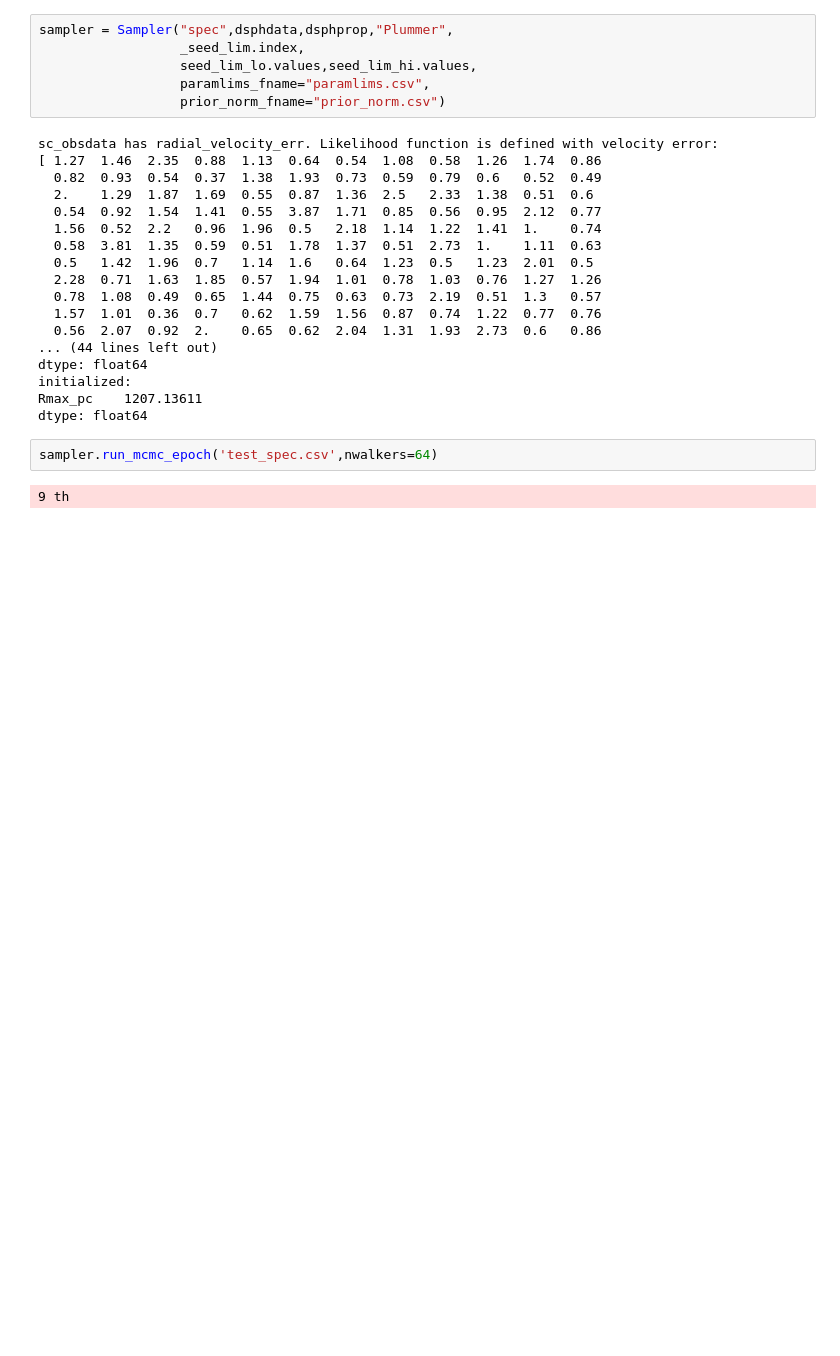
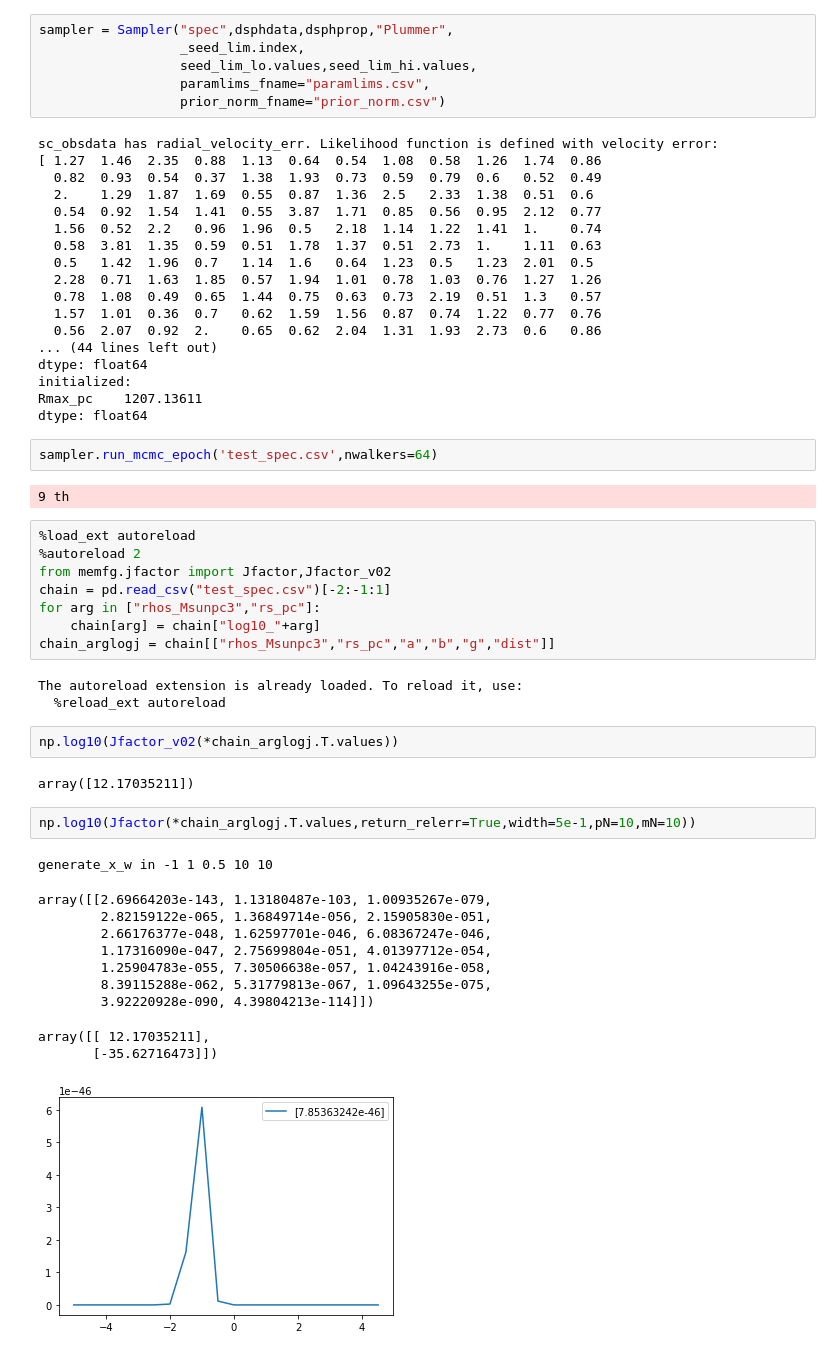
Before and after one commit to gomeshun/pydsph, a Jupyter notebook: sample/test.ipynb, the cells around one changed output. Drawn from its saved outputs; the diff is of its cells as text; blank space fills up the shorter version.

Commit message:
jfactor update

```diff
--- a/sample/test.ipynb
+++ b/sample/test.ipynb
@@ -141,3 +149,32 @@ dtype: float64
 sampler.run_mcmc_epoch('test_spec.csv',nwalkers=64)
 # %% [output]
 9 th
+# %%
+%load_ext autoreload
+%autoreload 2
+from memfg.jfactor import Jfactor,Jfactor_v02
+chain = pd.read_csv("test_spec.csv")[-2:-1:1]
+for arg in ["rhos_Msunpc3","rs_pc"]:
+    chain[arg] = chain["log10_"+arg]
+chain_arglogj = chain[["rhos_Msunpc3","rs_pc","a","b","g","dist"]]
+# %% [output]
+The autoreload extension is already loaded. To reload it, use:
+  %reload_ext autoreload
+# %%
+np.log10(Jfactor_v02(*chain_arglogj.T.values))
+# %% [output]
+array([12.17035211])
+# %%
+np.log10(Jfactor(*chain_arglogj.T.values,return_relerr=True,width=5e-1,pN=10,mN=10))
+# %% [output]
+generate_x_w in -1 1 0.5 10 10
+array([[2.69664203e-143, 1.13180487e-103, 1.00935267e-079,
+        2.82159122e-065, 1.36849714e-056, 2.15905830e-051,
+        2.66176377e-048, 1.62597701e-046, 6.08367247e-046,
+        1.17316090e-047, 2.75699804e-051, 4.01397712e-054,
+        1.25904783e-055, 7.30506638e-057, 1.04243916e-058,
+        8.39115288e-062, 5.31779813e-067, 1.09643255e-075,
+        3.92220928e-090, 4.39804213e-114]])
+array([[ 12.17035211],
+       [-35.62716473]])
+[figure, added]
```
Also changed, not shown: parts of 3 cells of this notebook, 2 other files.
